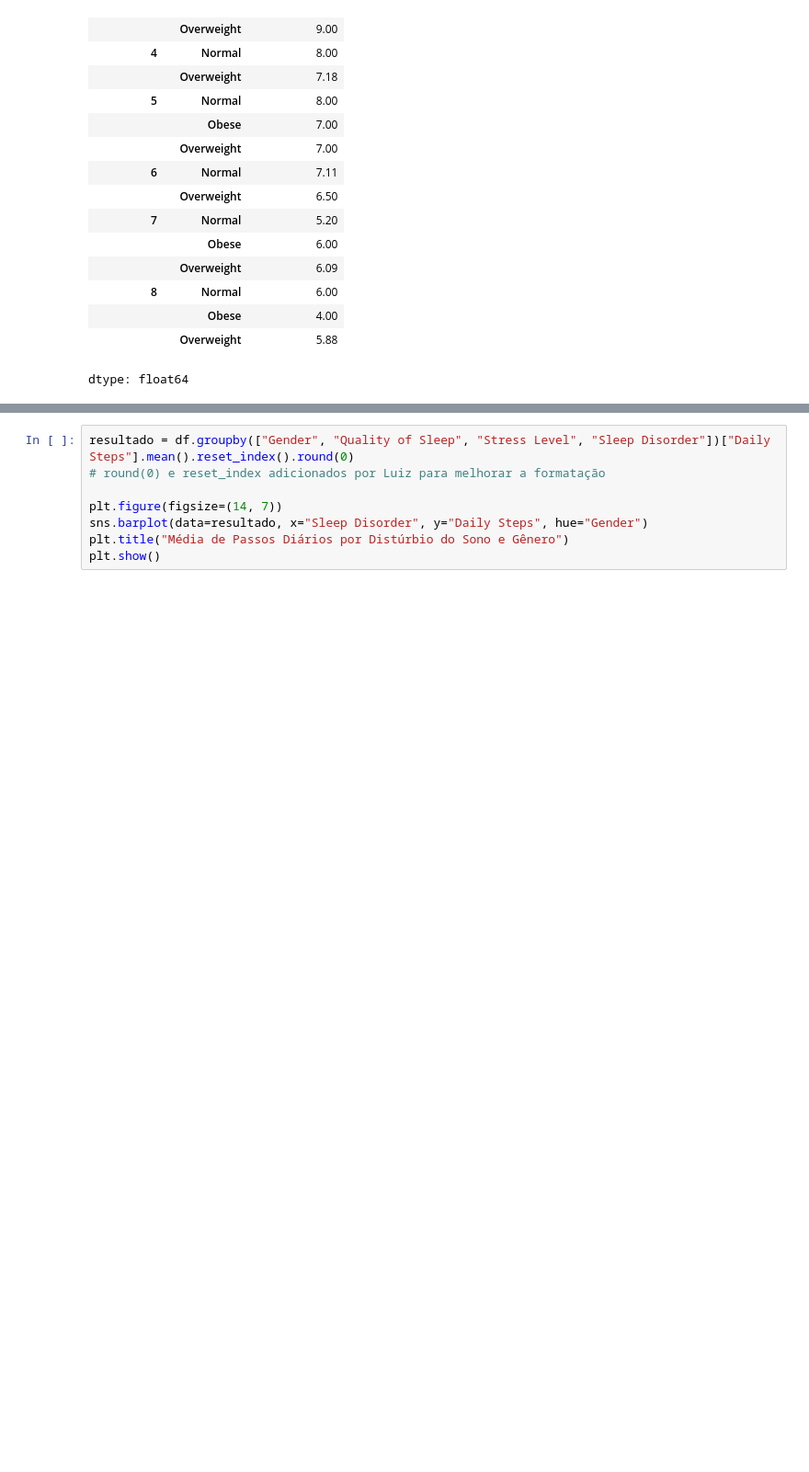
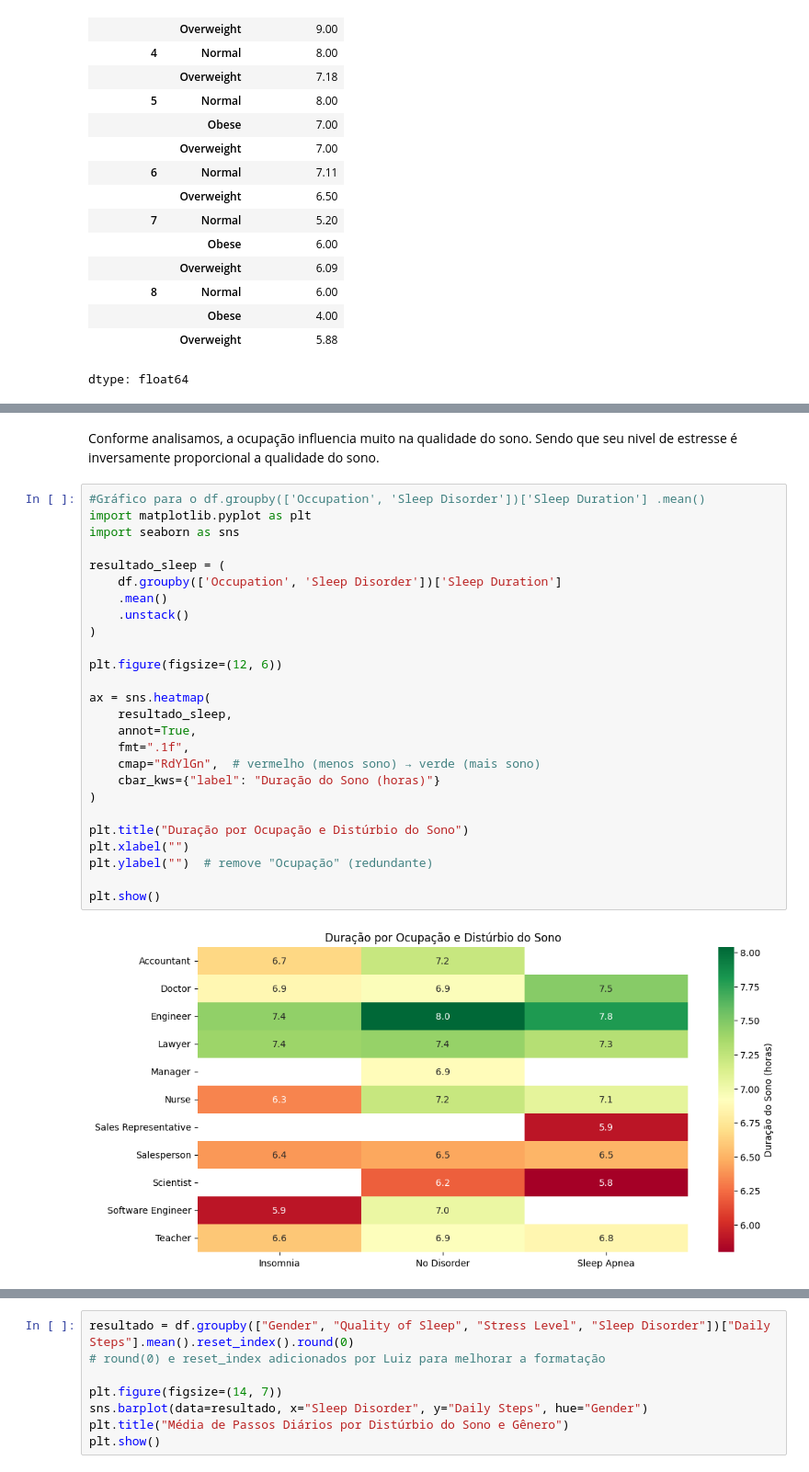
Before and after one commit to enzobanin/AnaliseDeDados, a Jupyter notebook: sonoEstiloDeVida.ipynb, the cells around one changed output, grey strips where cells are left out. Shown at 92% size. Saved outputs shown, nothing was run; the diff lists cells and outputs as text; blank space fills up the shorter version.

Commit message:
Investigação Medicos e Apnea / Duração do Sono/Atividade Fisica

```diff
--- a/sonoEstiloDeVida.ipynb
+++ b/sonoEstiloDeVida.ipynb
@@ -286,0 +289,30 @@ plt.show()
+# %% [markdown]
+Conforme analisamos, a ocupação influencia muito na qualidade do sono. Sendo que seu nivel de estresse é inversamente proporcional a qualidade do sono.
+# %%
+#Gráfico para o df.groupby(['Occupation', 'Sleep Disorder'])['Sleep Duration'] .mean()
+import matplotlib.pyplot as plt
+import seaborn as sns
+
+resultado_sleep = (
+    df.groupby(['Occupation', 'Sleep Disorder'])['Sleep Duration']
+    .mean()
+    .unstack()
+)
+
+plt.figure(figsize=(12, 6))
+
+ax = sns.heatmap(
+    resultado_sleep,
+    annot=True,
+    fmt=".1f",
+    cmap="RdYlGn",  # vermelho (menos sono) → verde (mais sono)
+    cbar_kws={"label": "Duração do Sono (horas)"}
+)
+
+plt.title("Duração por Ocupação e Distúrbio do Sono")
+plt.xlabel("")
+plt.ylabel("")  # remove "Ocupação" (redundante)
+
+plt.show()
+# %% [output]
+[figure, added]
```
Also changed, not shown: parts of 13 cells of this notebook.
